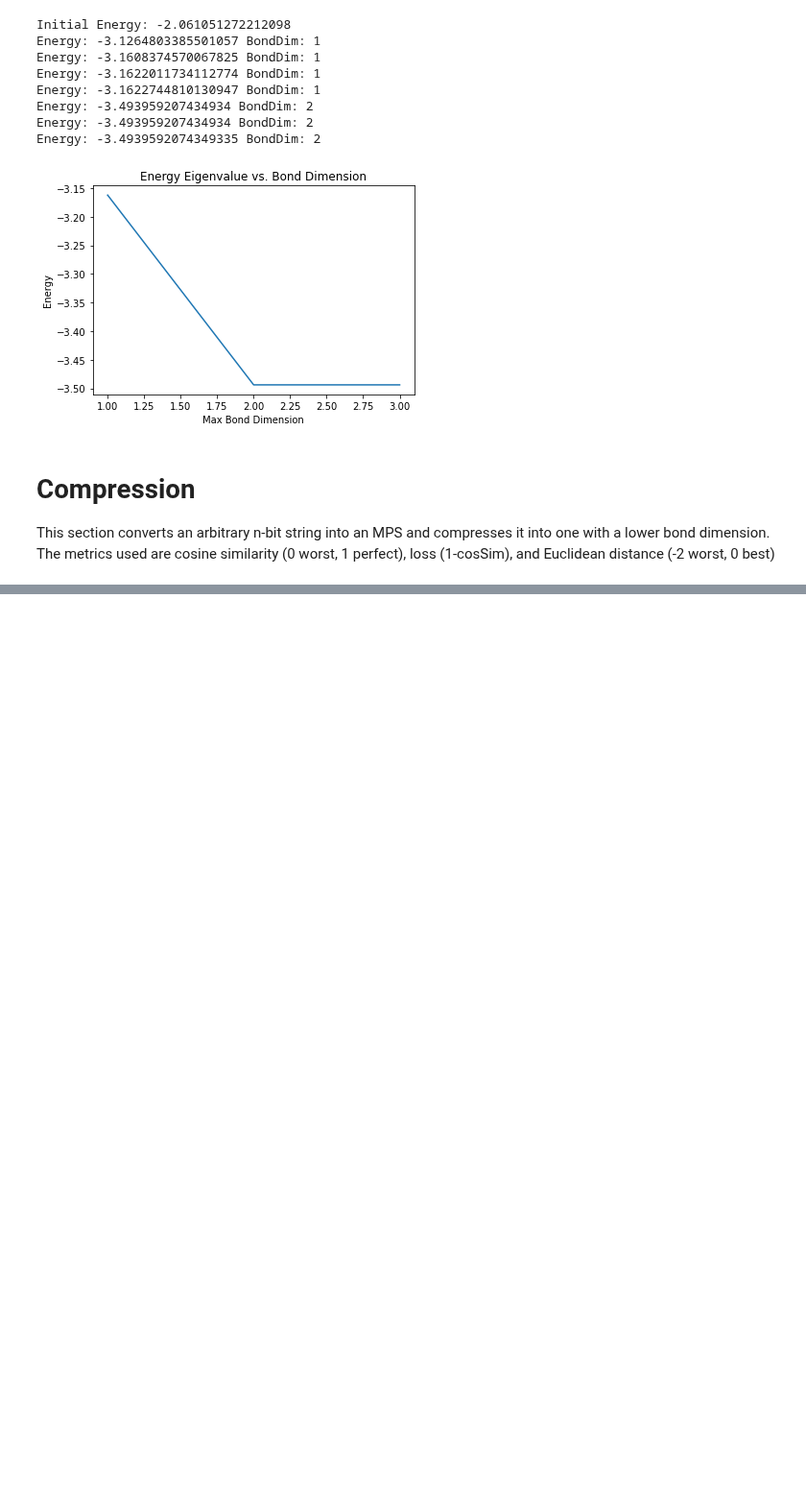
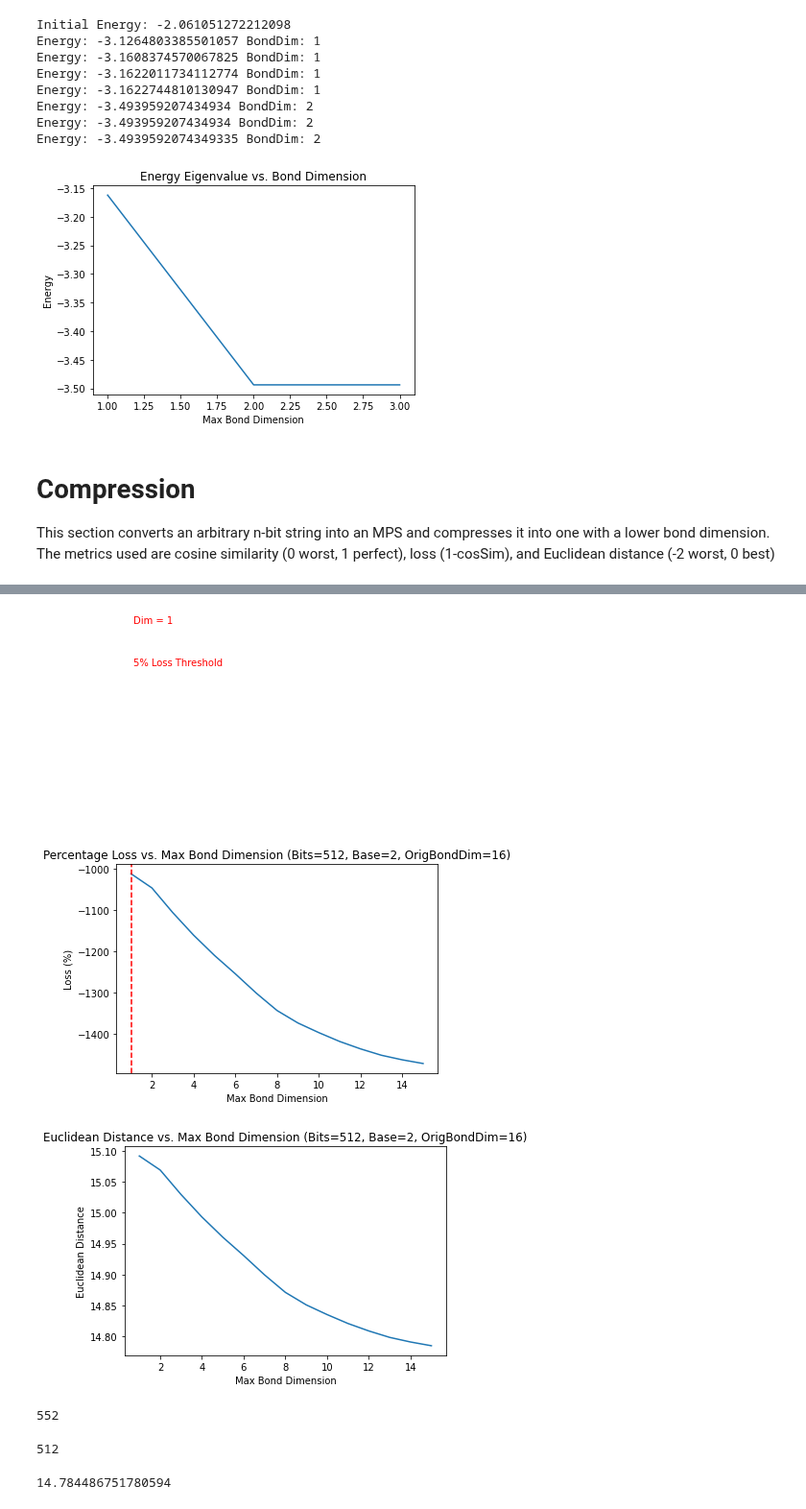
Before and after one commit to aaronleesander/DMRG-inspired-Algorithms-for-Neural-Network-Compression, a Jupyter notebook: DMRG/CompressionNB.ipynb, the cells around one changed output, grey strips where cells are left out. Shown at 96% size. Drawn from its saved outputs; the diff is of its cells as text; code cells hidden in the pictures; blank space fills up the shorter version.

```diff
--- a/DMRG/CompressionNB.ipynb
+++ b/DMRG/CompressionNB.ipynb
@@ -59,0 +80,9 @@ compressions, dist, sim = compress(raw_state, threshold=1e-3, plot=1)
+# %%
+data = np.random.randint(2, size=(512,))
+d = 2
+raw_state = vector_to_left_canonical_MPS(data, phys_dim=d, num_sites=int(math.log(len(data), d)))
+# %%
+compressions, dist, sim = compress(raw_state, threshold=1e-3, plot=1)
+# %% [output]
+[figure, added]
+[figure, added]
@@ -59,0 +91,8 @@ compressions, dist, sim = compress(raw_state, threshold=1e-3, plot=1)
+# %%
+nn.calculate_params(compressions[7])
+# %% [output]
+552
+# %%
+nn.calculate_params(data)
+# %% [output]
+512
@@ -59,0 +107,4 @@ compressions, dist, sim = compress(raw_state, threshold=1e-3, plot=1)
+# %%
+metrics.overlap(state, raw_state)
+# %% [output]
+14.784486751780594
```
Also changed, not shown: parts of 5 cells of this notebook, 10 other files.
